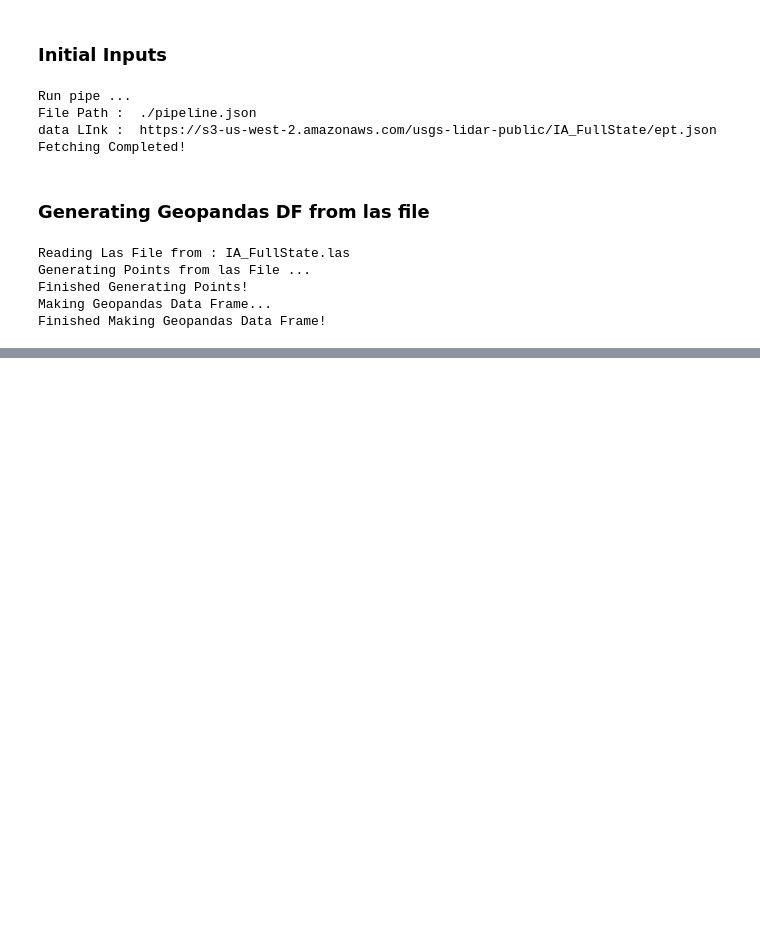
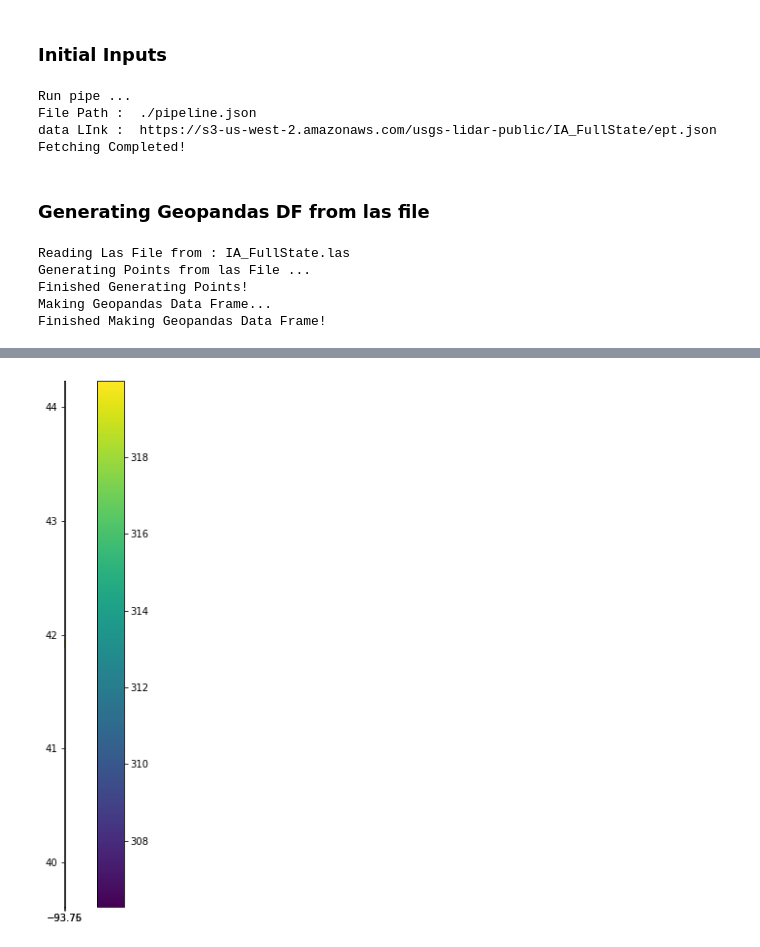
Before and after one commit to NatnaelSisay/satellite_data_analysis, a Jupyter notebook: src/AgriTech_pkg/notebook.ipynb, the cells around one changed output, grey strips where cells are left out. Cells and saved outputs as stored; diff of their text form; code cells hidden in the pictures; blank space fills up the shorter version.

```diff
--- a/src/AgriTech_pkg/notebook.ipynb
+++ b/src/AgriTech_pkg/notebook.ipynb
@@ -197,4 +224,13 @@ new_result.head()
 # %%
 ## Todo, Add Year and return the Data frame.
 
 ## Save the data frame if possible.
+import matplotlib.pyplot as plt
+
+
+fig, ax = plt.subplots(1, 1, figsize=(12, 10))
+
+new_result.plot(column='elevation', ax=ax, legend=True)
+plt.show()
+# %% [output]
+[figure, added]
```
Also changed, not shown: parts of 15 cells of this notebook, 13 other files.
